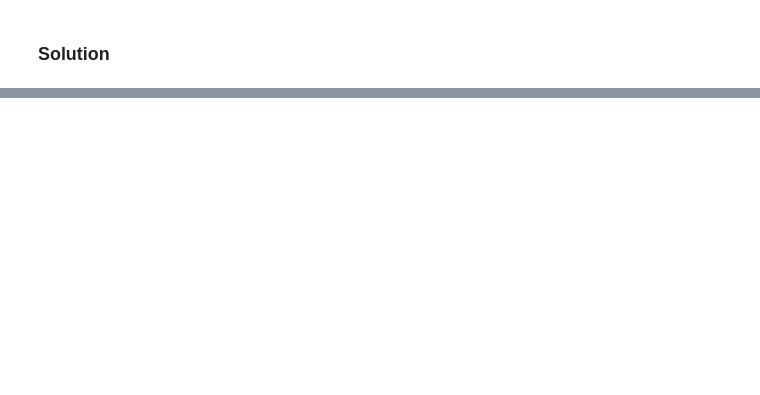
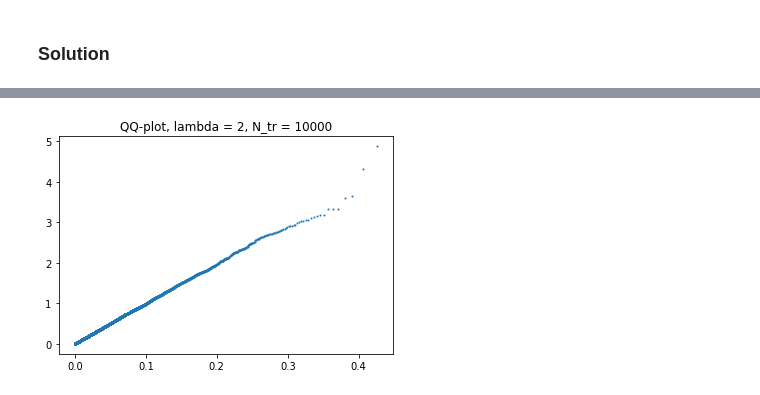
Before and after one commit to davidezanella/spe-assignments, a Jupyter notebook: Homework 2/delivery/report.ipynb, the cells around one changed output, grey strips where cells are left out. Cells and saved outputs as stored; diff of their text form; code cells hidden in the pictures; blank space fills up the shorter version.

```diff
--- a/Homework 2/delivery/report.ipynb
+++ b/Homework 2/delivery/report.ipynb
@@ -1011,0 +1025,4 @@ plt.show()
+# %%
+execute(10000, 2, 20, False, True)
+# %% [output]
+[figure, added]
```
Also changed, not shown: parts of 7 cells of this notebook.
